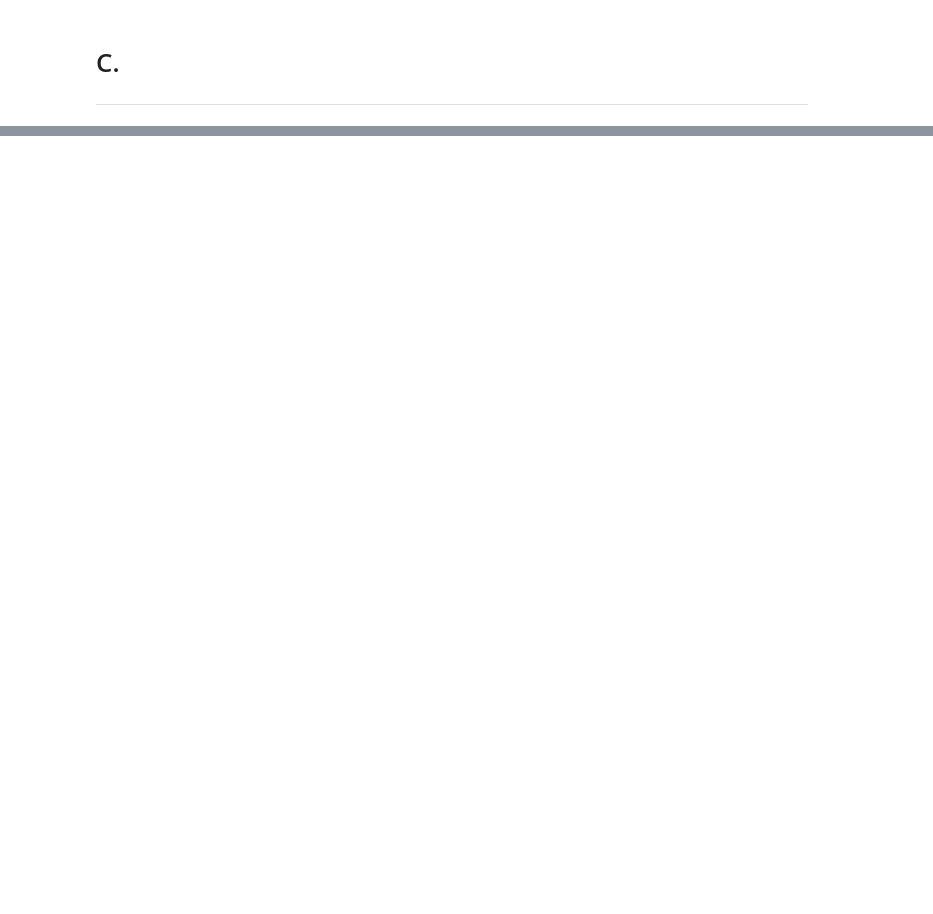
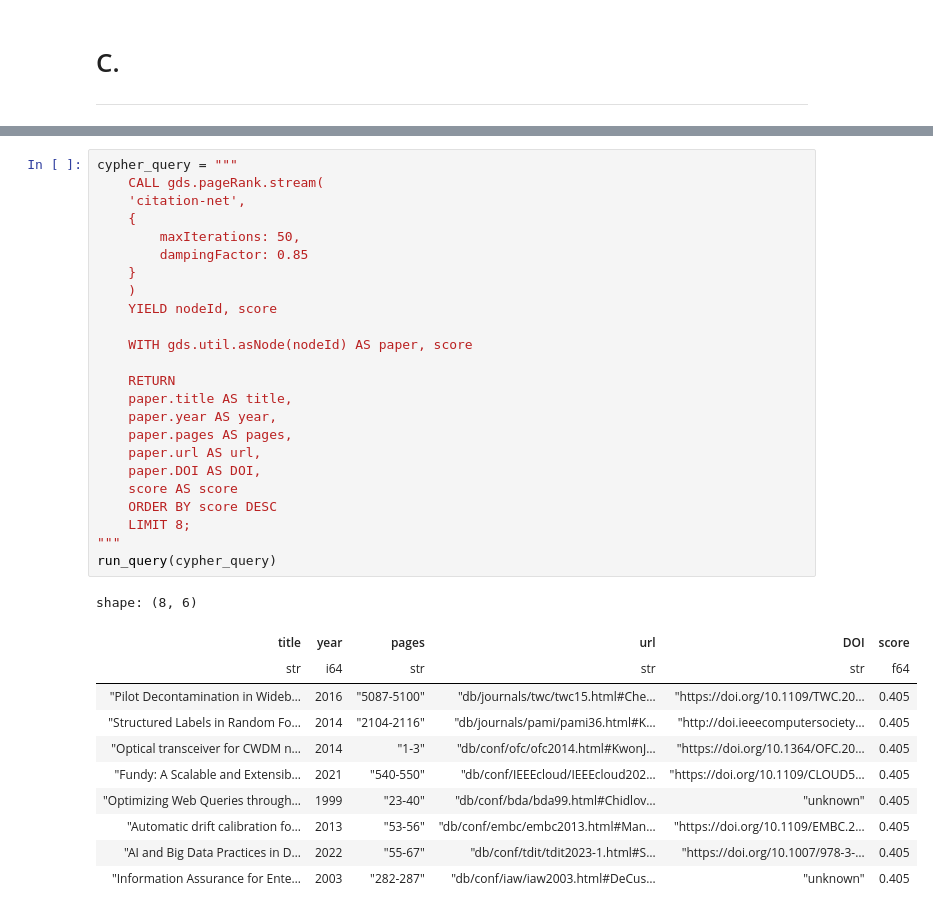
Before and after one commit to romj99/big_data_management_01, a Jupyter notebook: main.ipynb, the cells around one changed output, grey strips where cells are left out. Drawn from its saved outputs; the diff is of its cells as text; blank space fills up the shorter version.

```diff
--- a/main.ipynb
+++ b/main.ipynb
@@ -1791,0 +1831,36 @@ Run algorithms for part C and check results.
+# %%
+cypher_query = """
+    CALL gds.pageRank.stream(
+    'citation-net',
+    {
+        maxIterations: 50,
+        dampingFactor: 0.85
+    }
+    )
+    YIELD nodeId, score
+
+    WITH gds.util.asNode(nodeId) AS paper, score
+
+    RETURN
+    paper.title AS title,
+    paper.year AS year,
+    paper.pages AS pages,
+    paper.url AS url,
+    paper.DOI AS DOI,
+    score AS score
+    ORDER BY score DESC
+    LIMIT 8;
+"""
+run_query(cypher_query)
+# %% [output]
+shape: (8, 6)
+| title | year | pages | url | DOI | score |
+| str | i64 | str | str | str | f64 |
+| "Pilot Decontamination in Wideb… | 2016 | "5087-5100" | "db/journals/twc/twc15.html#Che… | "https://doi.org/10.1109/TWC.20… | 0.405 |
+| "Structured Labels in Random Fo… | 2014 | "2104-2116" | "db/journals/pami/pami36.html#K… | "http://doi.ieeecomputersociety… | 0.405 |
+| "Optical transceiver for CWDM n… | 2014 | "1-3" | "db/conf/ofc/ofc2014.html#KwonJ… | "https://doi.org/10.1364/OFC.20… | 0.405 |
+| "Fundy: A Scalable and Extensib… | 2021 | "540-550" | "db/conf/IEEEcloud/IEEEcloud202… | "https://doi.org/10.1109/CLOUD5… | 0.405 |
+| "Optimizing Web Queries through… | 1999 | "23-40" | "db/conf/bda/bda99.html#Chidlov… | "unknown" | 0.405 |
+| "Automatic drift calibration fo… | 2013 | "53-56" | "db/conf/embc/embc2013.html#Man… | "https://doi.org/10.1109/EMBC.2… | 0.405 |
+| "AI and Big Data Practices in D… | 2022 | "55-67" | "db/conf/tdit/tdit2023-1.html#S… | "https://doi.org/10.1007/978-3-… | 0.405 |
+| "Information Assurance for Ente… | 2003 | "282-287" | "db/conf/iaw/iaw2003.html#DeCus… | "unknown" | 0.405 |
```
Also changed, not shown: parts of 35 cells of this notebook.
